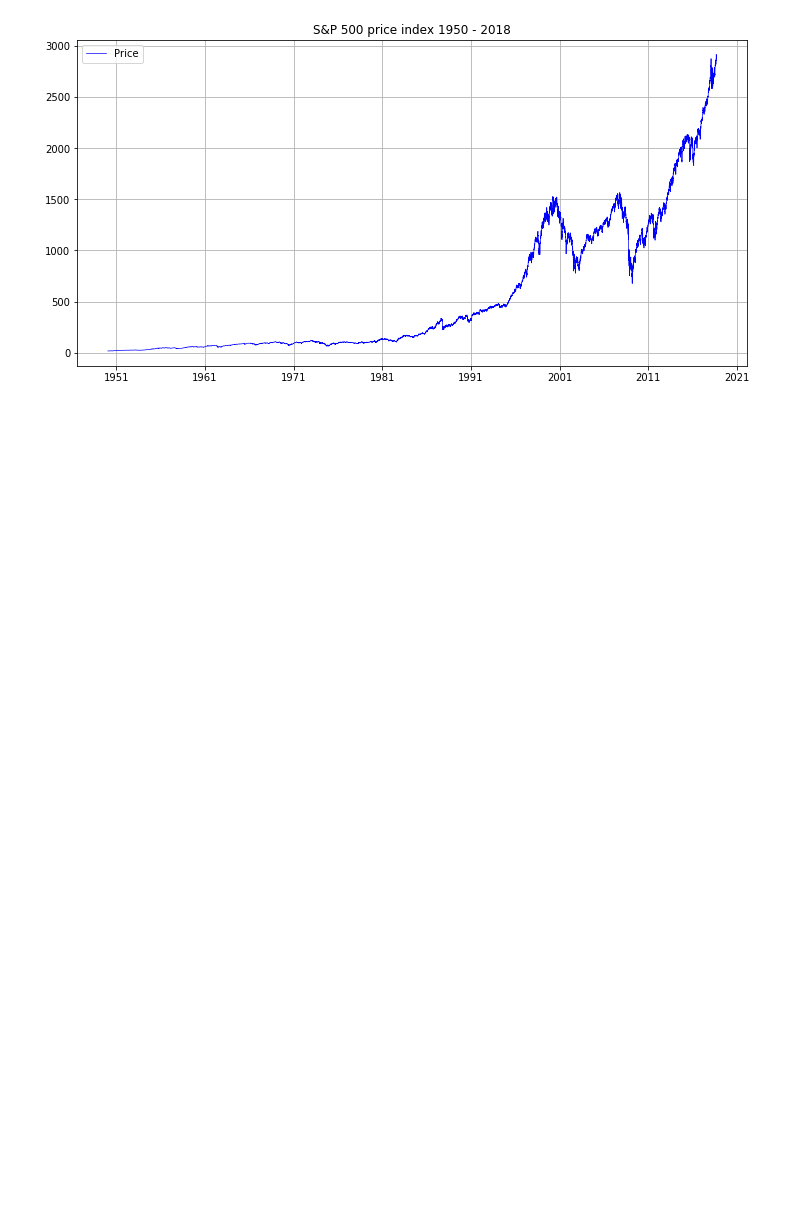
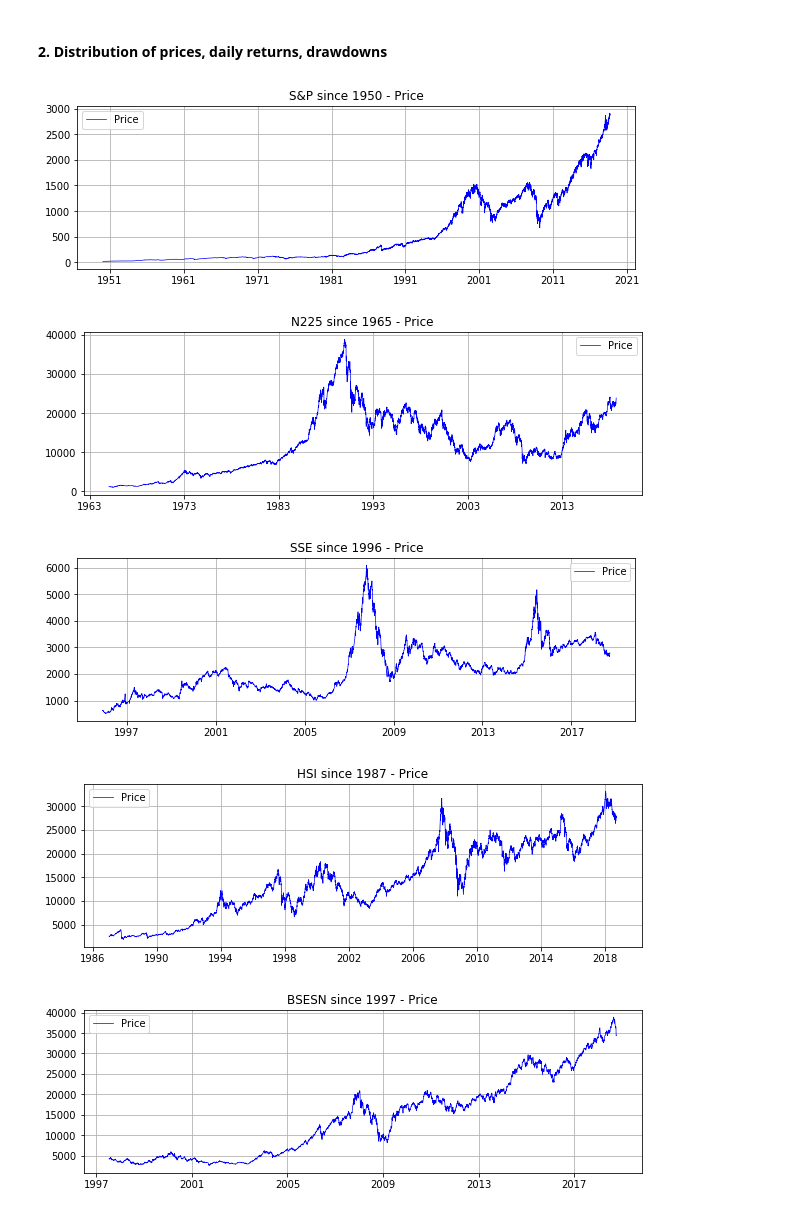
Before and after one commit to roman807/Predicting-Stock-Market-Crashes, a Jupyter notebook: exploration.ipynb, the cells around one changed output. Cells and saved outputs as stored; diff of their text form; code cells hidden in the pictures; blank space fills up the shorter version.

```diff
--- a/exploration.ipynb
+++ b/exploration.ipynb
@@ -9,0 +24,18 @@ from collections import defaultdict
+# %%
+os.chdir('/home/roman/Documents/Projects/Bubbles/data')
+datasets_original_test = ['^GSPC.csv', '^DJI.csv', '^NDX.csv', '^N225.csv', 'SSE.csv',\
+                     '^HSI.csv', '^BSESN.csv', '^GDAXI.csv', '^SSMI.csv', '^MXX.csv', \
+                     '^BVSP.csv']
+dataset_names_test = ['S&P 500', 'DJ', 'NDX', 'N225', 'SSE', 'HSI', 'BSESN', 'DAX', \
+                 'SMI', 'MXX', 'BVSP']
+datasets_test = []
+for d in datasets_original_test:
+    data_original = pd.read_csv(d, index_col = 'Date')
+    data_original.index = pd.to_datetime(data_original.index, format='%Y/%m/%d')
+    data_ch = data_original['Close'].pct_change()
+    datasets_test.append(data_ch)
+df_returns = pd.concat(datasets_test, axis=1, join_axes=[datasets_test[0].index])
+df_returns.columns = dataset_names_test
+corr = df_returns.corr()
+print('Correlations of daily returns between datasets:')
+ax = sns.heatmap(corr, annot=True, cmap='rocket_r')
@@ -23,10 +75,19 @@ data.columns = ['price', 'norm', 'ch', 'vol']
+# %% [markdown]
+#### 2. Distribution of prices, daily returns, drawdowns
 # %%
-# Plot price over time
-rcParams['figure.figsize'] = 12, 6
-plt.plot(data['price'], color='blue', linewidth=0.7)
-plt.grid()
-plt.legend(['Price'])
-plt.title('S&P 500 price index 1950 - 2018')
-plt.show()
+##### Plot price over time
+rcParams['figure.figsize'] = 10, 3
+plt_titles = ['S&P since 1950', 'N225 since 1965', 'SSE since 1996', 'HSI since 1987', \
+              'BSESN since 1997', 'SMI since 1990', 'BVSP since 2002']
+for ds, t in zip(datasets, plt_titles):
+    plt.plot(ds['price'], color='blue', linewidth=0.7)
+    plt.grid()
+    plt.legend(['Price'])
+    plt.title(t + ' - Price')
+    plt.show()
 # %% [output]
-[figure, old version]
+[figure, new version]
+[figure, added]
+[figure, added]
+[figure, added]
+[figure, added]
```
Also changed, not shown: parts of 28 cells of this notebook.
